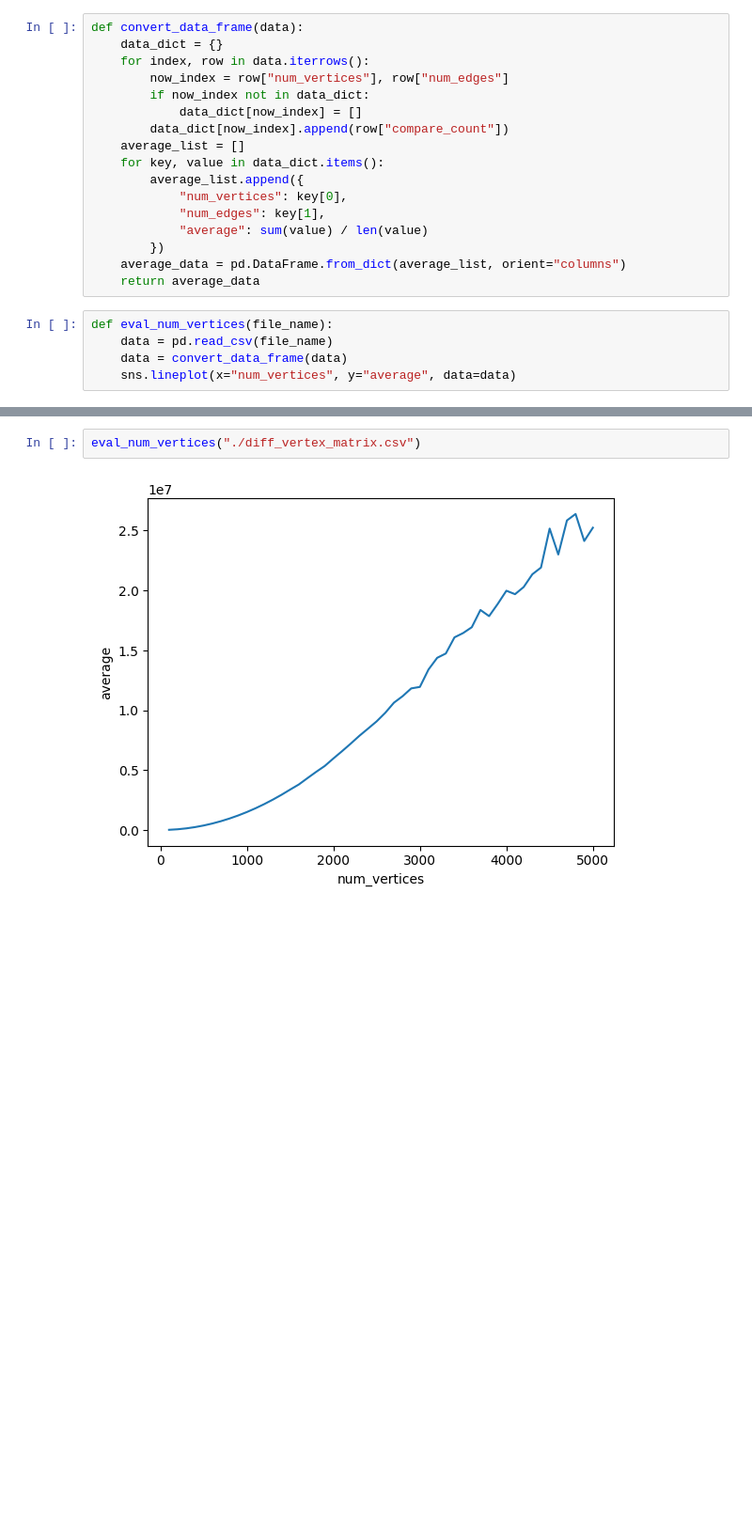
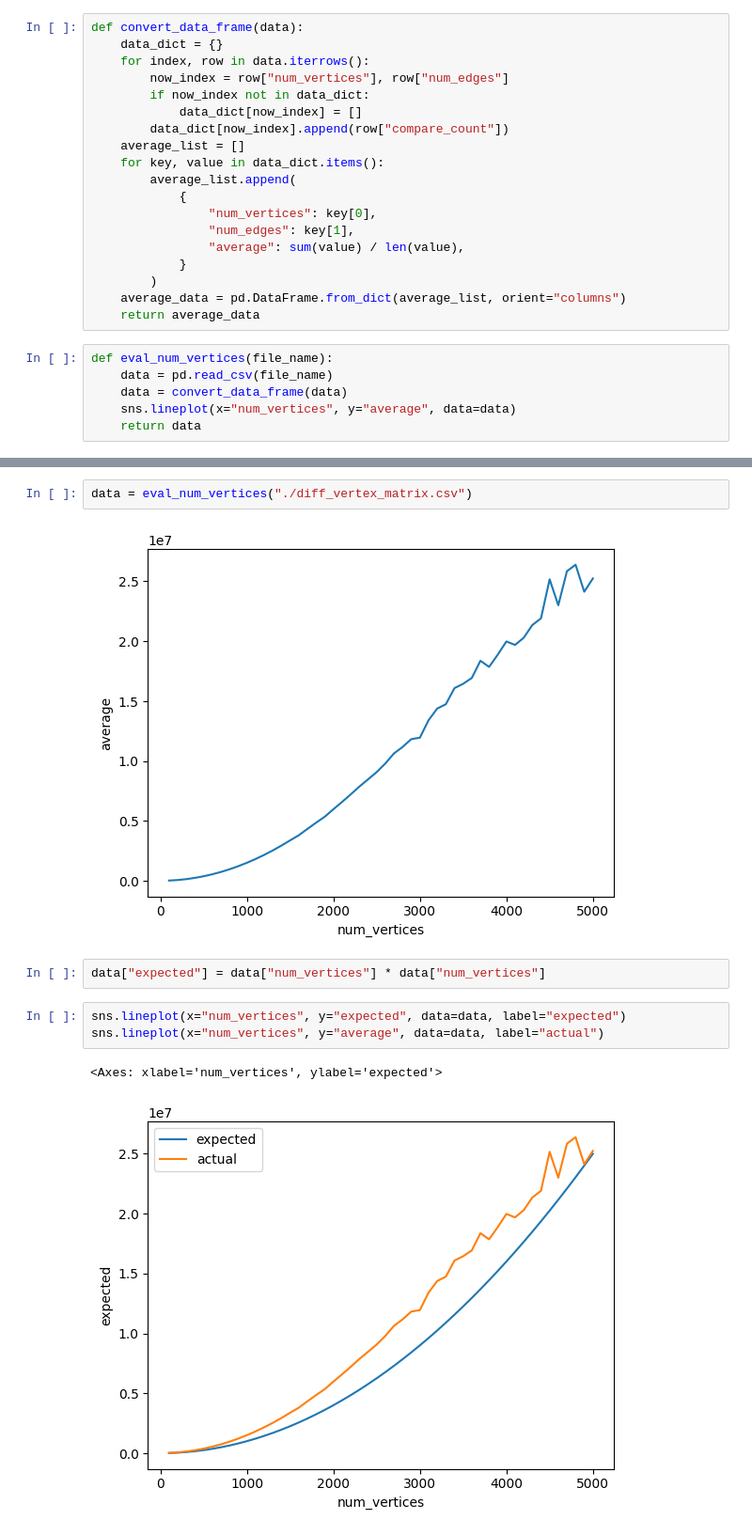
Before and after one commit to pufanyi/SC2001-Example-Class-Group7, a Jupyter notebook: Project2/data/analyze.ipynb, the cells around one changed output, grey strips where cells are left out. Shown: that part at 94% size. Cells and saved outputs as stored; diff of their text form; blank space fills up the shorter version.

```diff
--- a/Project2/data/analyze.ipynb
+++ b/Project2/data/analyze.ipynb
@@ -12,11 +12,13 @@ def convert_data_frame(data):
         data_dict[now_index].append(row["compare_count"])
     average_list = []
     for key, value in data_dict.items():
-        average_list.append({
-            "num_vertices": key[0],
-            "num_edges": key[1],
-            "average": sum(value) / len(value)
-        })
+        average_list.append(
+            {
+                "num_vertices": key[0],
+                "num_edges": key[1],
+                "average": sum(value) / len(value),
+            }
+        )
     average_data = pd.DataFrame.from_dict(average_list, orient="columns")
     return average_data
 # %%
@@ -24,6 +26,7 @@ def eval_num_vertices(file_name):
     data = pd.read_csv(file_name)
     data = convert_data_frame(data)
     sns.lineplot(x="num_vertices", y="average", data=data)
+    return data
 # %%
 def eval_num_edges(file_name):
     data = pd.read_csv(file_name)
@@ -32,5 +36,13 @@ def eval_num_edges(file_name):
 # %%
-eval_num_vertices("./diff_vertex_matrix.csv")
+data = eval_num_vertices("./diff_vertex_matrix.csv")
 # %% [output]
 [figure]
+# %%
+data["expected"] = data["num_vertices"] * data["num_vertices"]
+# %%
+sns.lineplot(x="num_vertices", y="expected", data=data, label="expected")
+sns.lineplot(x="num_vertices", y="average", data=data, label="actual")
+# %% [output]
+<Axes: xlabel='num_vertices', ylabel='expected'>
+[figure, added]
 # %%
```
Also changed, not shown: parts of 12 cells of this notebook, 1 other file.
